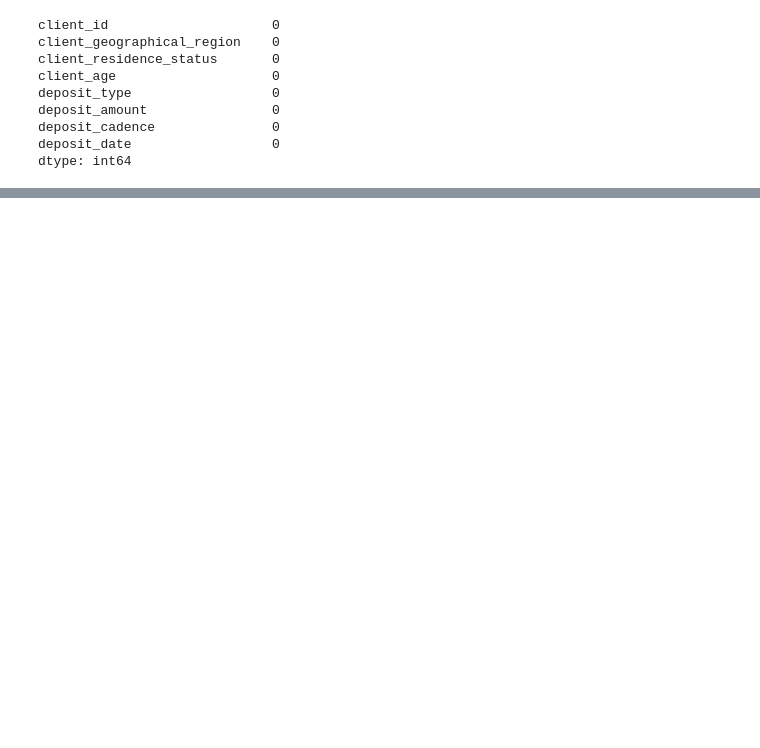
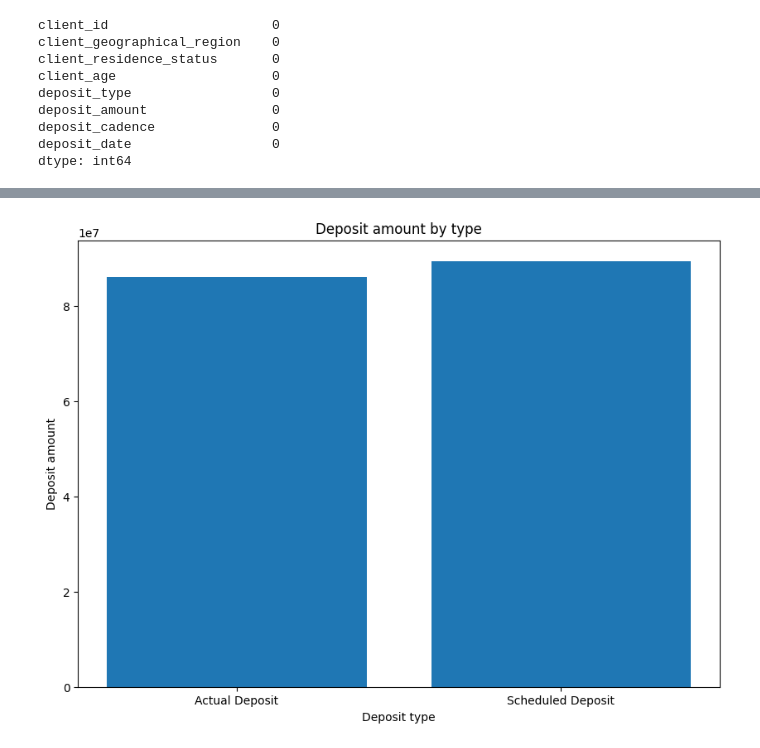
Before and after one commit to nikhilbansal23/Marketing-Campaign-Results, a Jupyter notebook: Marketing_Campaign_Results.ipynb, the cells around one changed output, grey strips where cells are left out. Saved outputs shown, nothing was run; the diff lists cells and outputs as text; code cells hidden in the pictures; blank space fills up the shorter version.

```diff
--- a/Marketing_Campaign_Results.ipynb
+++ b/Marketing_Campaign_Results.ipynb
@@ -166,0 +194,11 @@ Name: deposit_type, dtype: int64
+# %%
+deposit_amount_by_type = df.groupby(by=df["deposit_type"])["deposit_amount"].sum()
+
+
+_ = plt.bar(deposit_amount_by_type.index, deposit_amount_by_type)
+
+_ = plt.title("Deposit amount by type")
+_ = plt.ylabel("Deposit amount")
+_ = plt.xlabel("Deposit type")
+# %% [output]
+[figure, added]
```
Also changed, not shown: parts of 62 cells of this notebook.
